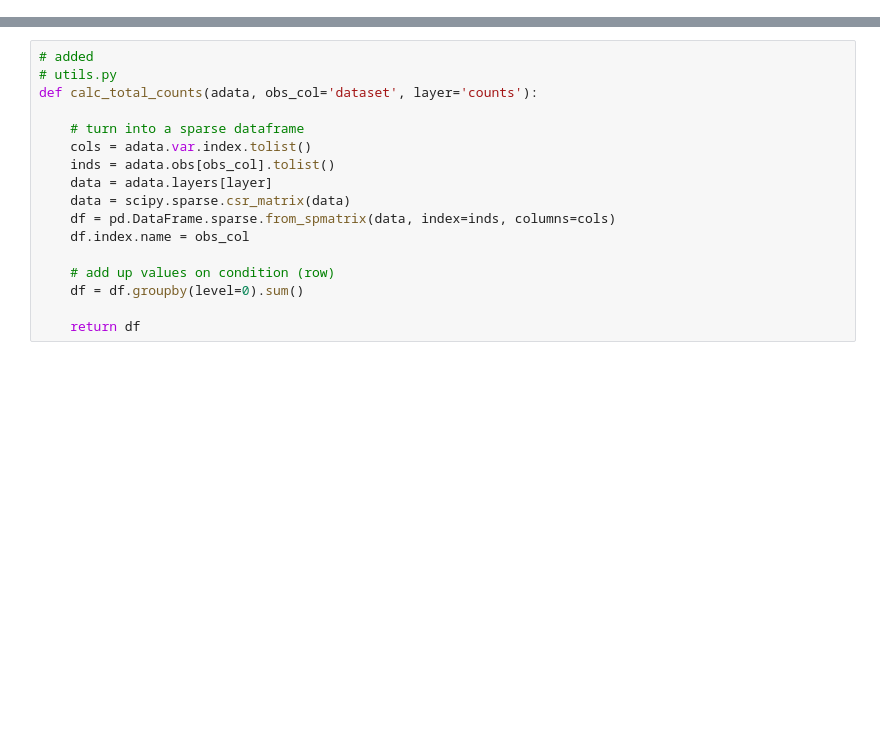
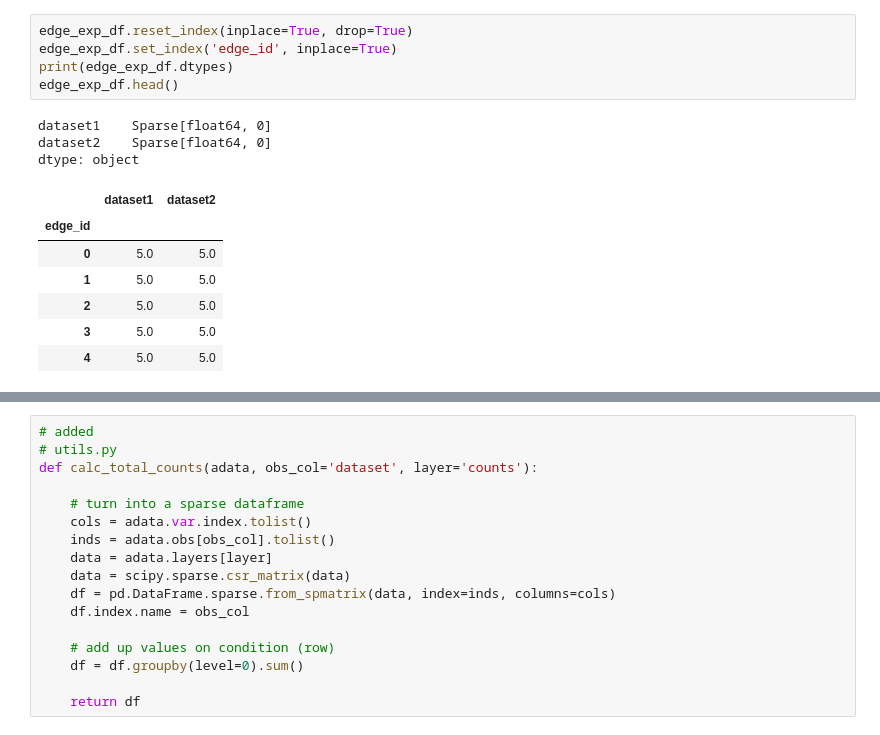
Before and after one commit to mortazavilab/swan_vis, a Jupyter notebook: tutorials/220212_fix_abundance.ipynb, the cells around one changed output, grey strips where cells are left out. Drawn from its saved outputs; the diff is of its cells as text; blank space fills up the shorter version.

```diff
--- a/tutorials/220212_fix_abundance.ipynb
+++ b/tutorials/220212_fix_abundance.ipynb
@@ -7,0 +1055,16 @@ import numpy as np
+# %%
+edge_exp_df.reset_index(inplace=True, drop=True)
+edge_exp_df.set_index('edge_id', inplace=True)
+print(edge_exp_df.dtypes)
+edge_exp_df.head()
+# %% [output]
+dataset1    Sparse[float64, 0]
+dataset2    Sparse[float64, 0]
+dtype: object
+|  | dataset1 | dataset2 |
+| edge_id |  |  |
+| 0 | 5.0 | 5.0 |
+| 1 | 5.0 | 5.0 |
+| 2 | 5.0 | 5.0 |
+| 3 | 5.0 | 5.0 |
+| 4 | 5.0 | 5.0 |
```
Also changed, not shown: parts of 16 cells of this notebook, 3 other files.
